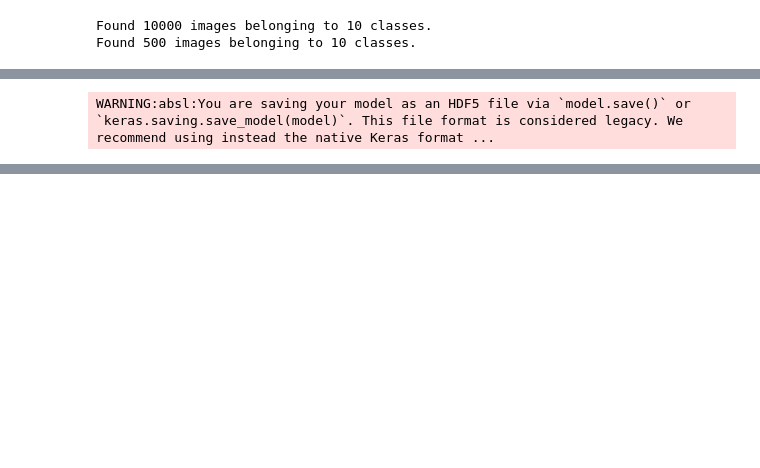
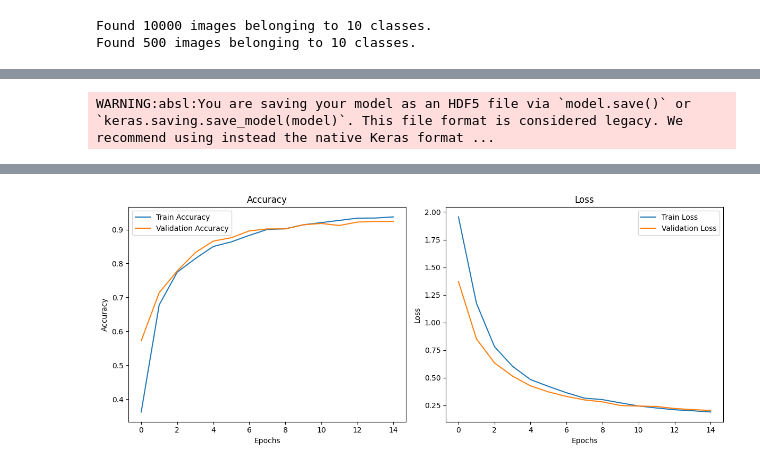
Before and after one commit to ArghaAuddy/TomatoPlantLeafDiseaseDetection, a Jupyter notebook: notebooks/train_model.ipynb, the cells around one changed output, grey strips where cells are left out. Cells and saved outputs as stored; diff of their text form; code cells hidden in the pictures; blank space fills up the shorter version.

```diff
--- a/notebooks/train_model.ipynb
+++ b/notebooks/train_model.ipynb
@@ -9,11 +9,19 @@ from tensorflow.keras.models import Model
 from tensorflow.keras.layers import Dense, GlobalAveragePooling2D
 from tensorflow.keras.optimizers import SGD
 
+# ------------------------------
 # Paths
+# ------------------------------
 train_path = '../data/train'
 val_path = '../data/new_val'
+model_save_path = '../model/tomato_disease_detector_finetuned.h5'
+img_size = (256, 256)
+batch_size = 32
+epochs = 15
 
+# ------------------------------
 # Data Augmentation
+# ------------------------------
 train_datagen = ImageDataGenerator(
     rescale=1./255,
     rotation_range=30,
@@ -28,43 +36,95 @@ val_datagen = ImageDataGenerator(rescale=1./255)
 
 train_generator = train_datagen.flow_from_directory(
     train_path,
-    target_size=(256, 256),
-    batch_size=32,
+    target_size=img_size,
+    batch_size=batch_size,
     class_mode='categorical'
 )
 
 val_generator = val_datagen.flow_from_directory(
     val_path,
-    target_size=(256, 256),
-    batch_size=32,
+    target_size=img_size,
+    batch_size=batch_size,
     class_mode='categorical'
 )
 
+# ------------------------------
 # Model Building
-base_model = ResNet152V2(weights='imagenet', include_top=False, input_shape=(256, 256, 3))
+# ------------------------------
+base_model = ResNet152V2(
+    weights='imagenet',
+    include_top=False,
+    input_shape=(256, 256, 3)
+)
+
+# Add custom classification head
 x = base_model.output
 x = GlobalAveragePooling2D()(x)
 x = Dense(512, activation='relu')(x)
 predictions = Dense(train_generator.num_classes, activation='softmax')(x)
 model = Model(inputs=base_model.input, outputs=predictions)
 
-# Freeze base layers
+# ------------------------------
+# Fine-Tuning Setup
+# ------------------------------
+
+# 1. Freeze all layers initially
 for layer in base_model.layers:
     layer.trainable = False
 
-# Compile
-model.compile(optimizer=SGD(learning_rate=0.001), loss='categorical_crossentropy', metrics=['accuracy'])
+# 2. Unfreeze the last N layers for fine-tuning
+fine_tune_at = 50  # Unfreeze last 50 layers
+for layer in base_model.layers[-fine_tune_at:]:
+    layer.trainable = True
 
-# Train
+# 3. Compile with a low learning rate
+model.compile(
+    optimizer=SGD(learning_rate=1e-4, momentum=0.9),
+    loss='categorical_crossentropy',
+    metrics=['accuracy']
+)
+
+# ------------------------------
+# Train Model
+# ------------------------------
 history = model.fit(
     train_generator,
     validation_data=val_generator,
-    epochs=15
+    epochs=epochs
 )
 
 # Save model
 os.makedirs('../model', exist_ok=True)
-model.save('../model/tomato_disease_detector.h5')
+model.save(model_save_path)
+print(f"✅ Fine-tuned model saved at {model_save_path}")
+
+# ------------------------------
+# Plot Training & Validation Metrics
+# ------------------------------
+plt.figure(figsize=(12,5))
+
+# Accuracy Plot
+plt.subplot(1,2,1)
+plt.plot(history.history['accuracy'], label='Train Accuracy')
+plt.plot(history.history['val_accuracy'], label='Validation Accuracy')
+plt.title('Accuracy')
+plt.xlabel('Epochs')
+plt.ylabel('Accuracy')
+plt.legend()
+
+# Loss Plot
+plt.subplot(1,2,2)
+plt.plot(history.history['loss'], label='Train Loss')
+plt.plot(history.history['val_loss'], label='Validation Loss')
+plt.title('Loss')
+plt.xlabel('Epochs')
+plt.ylabel('Loss')
+plt.legend()
+
+plt.tight_layout()
+os.makedirs("results", exist_ok=True)
+plt.savefig("results/training_validation_metrics.png", dpi=300)
+plt.show()
 # %% [output]
 Found 10000 images belonging to 10 classes.
 Found 500 images belonging to 10 classes.
@@ -88,0 +150 @@ WARNING:absl:You are saving your model as an HDF5 file via `model.save()` or `ke
+[figure, added]
```
Also changed, not shown: parts of 1 cell of this notebook, 6 other files.
